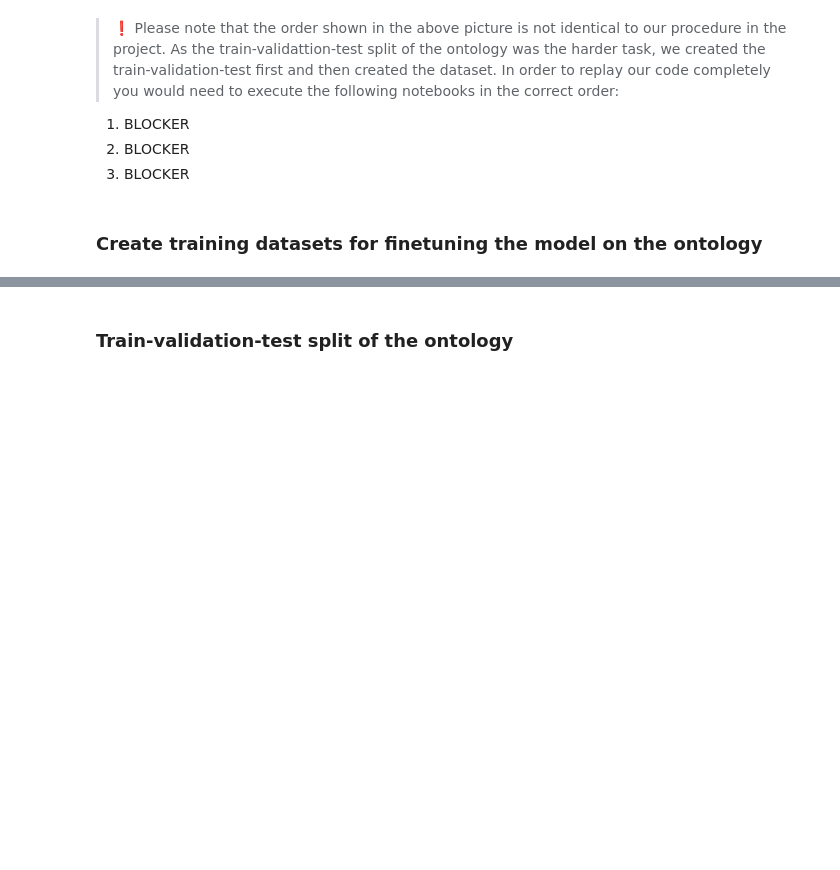
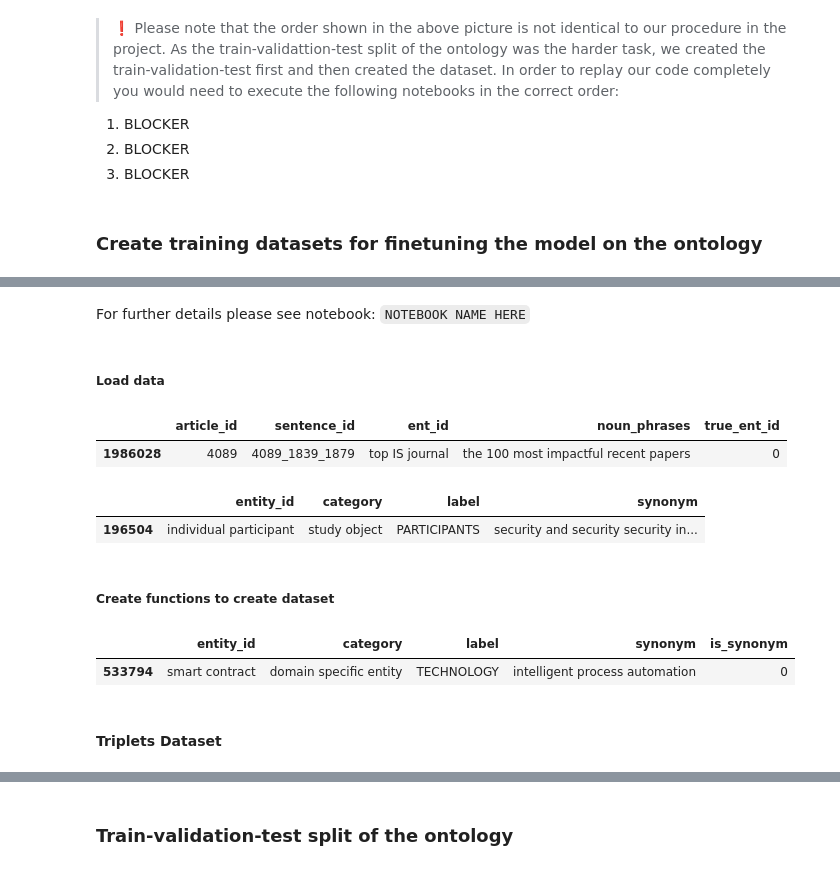
Before and after one commit to Heity94/TWSM_Lab, a Jupyter notebook: Project/Team1_ProjectReport_main.ipynb, the cells around one changed output, grey strips where cells are left out. Saved outputs shown, nothing was run; the diff lists cells and outputs as text; code cells hidden in the pictures; blank space fills up the shorter version.

Commit message:
Add syn dataset chapter

```diff
--- a/Project/Team1_ProjectReport_main.ipynb
+++ b/Project/Team1_ProjectReport_main.ipynb
@@ -101,0 +109,14 @@ In order to let the model learn these relationships/ similarities, we created tw
+# %% [markdown]
+For further details please see notebook: `NOTEBOOK NAME HERE`
+# %% [markdown]
+##### Load data
+# %%
+# Load train-val-test splits of entities/noun phrases
+NER_entities_train_df = pd.read_csv(data_path_group+"NER/NER_entities_train.csv", index_col=0)
+NER_entities_val_df = pd.read_csv(data_path_group+"NER/NER_entities_val.csv", index_col=0)
+NER_entities_test_df = pd.read_csv(data_path_group+"NER/NER_entities_test.csv", index_col=0)
+# %%
+NER_entities_train_df.sample(1)
+# %% [output]
+|  | article_id | sentence_id | ent_id | noun_phrases | true_ent_id |
+| 1986028 | 4089 | 4089_1839_1879 | top IS journal | the 100 most impactful recent papers | 0 |
@@ -101,0 +128,7 @@ In order to let the model learn these relationships/ similarities, we created tw
+# %%
+NER_ontology_train_df.sample(1)
+# %% [output]
+|  | entity_id | category | label | synonym |
+| 196504 | individual participant | study object | PARTICIPANTS | security and security security in... |
+# %% [markdown]
+##### Create functions to create dataset
@@ -101,0 +184,9 @@ In order to let the model learn these relationships/ similarities, we created tw
+# %%
+# Load dataset to show result
+NER_ontology_train_df_syn = pd.read_csv(data_path_group+"NER/Synonym_Dataset/NER_ontology_train_df_syn.csv", index_col=0)
+NER_ontology_train_df_syn.head(1)
+# %% [output]
+|  | entity_id | category | label | synonym | is_synonym |
+| 533794 | smart contract | domain specific entity | TECHNOLOGY | intelligent process automation | 0 |
+# %% [markdown]
+#### Triplets Dataset
```
Also changed, not shown: parts of 10 cells of this notebook.
